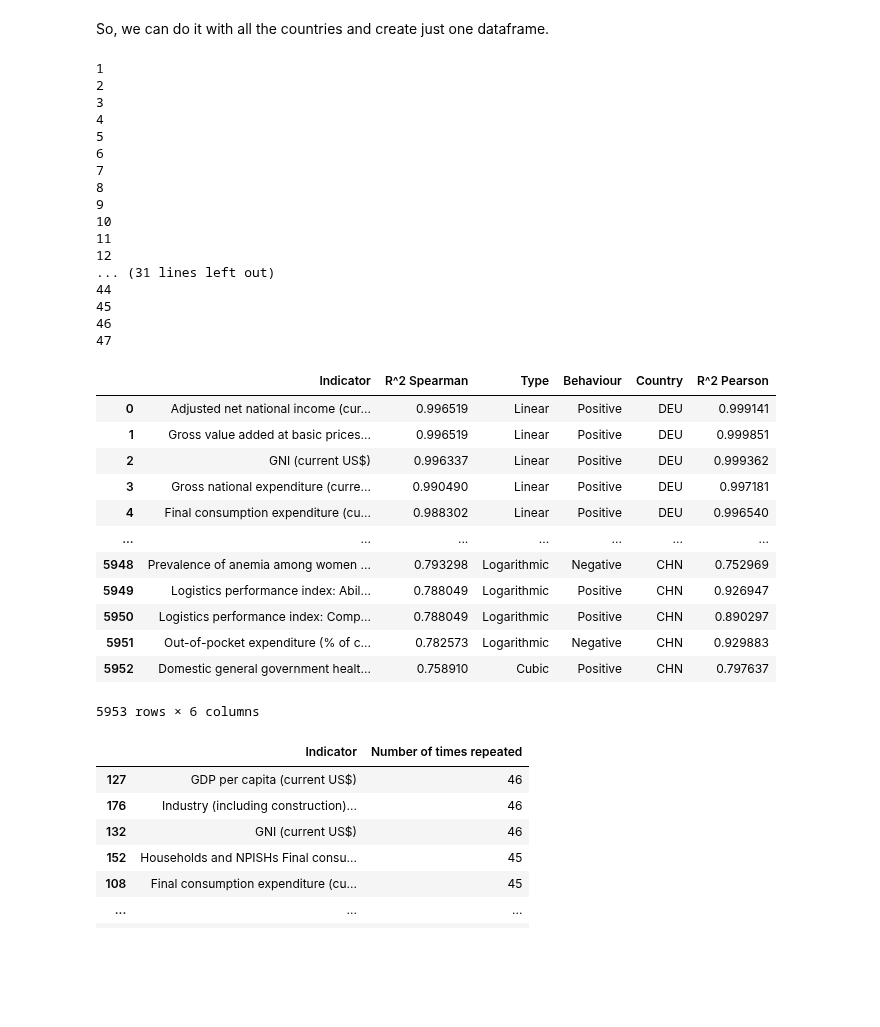
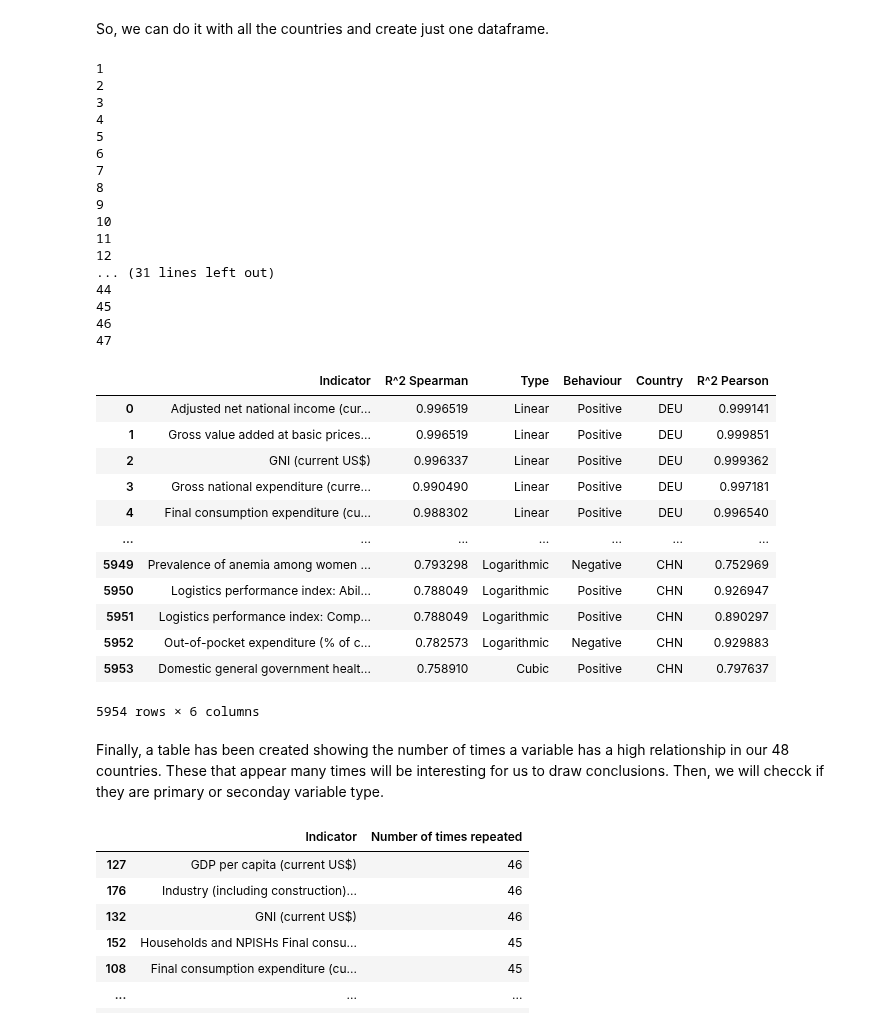
Before and after one commit to devonfw-forge/python-data-driven-decisions, a Jupyter notebook: WDI-Complete code.ipynb, the cells around one changed output. Saved outputs shown, nothing was run; the diff lists cells and outputs as text; code cells hidden in the pictures; blank space fills up the shorter version.

```diff
--- a/WDI-Complete code.ipynb
+++ b/WDI-Complete code.ipynb
@@ -23,7 +23,7 @@ from pandas.api.types import is_numeric_dtype
 # %% [markdown]
 Firstly we load the database from World Data Bank that has been downloaded and extracted in the *Data extraction* notebook. We acquire it from the predetermined path that is on our computer.
 # %%
-df= pd.read_csv (os.getcwd()+'/Data/'+'WDIData.csv')
+df= pd.read_csv (os.getcwd()+'/WDI/'+'WDIData.csv')
 df
 # %% [output]
 |  | Country Name | Country Code | Indicator Name | Indicator Code | 1960 | 1961 | 1962 | 1963 | ... |
@@ -846,7 +865,7 @@ def multcolumn(frame):
 # %% [markdown]
 Moreover, we want to know the correlation between all the variables, so to acomplish this, we have created the following loop, which will help us create a new dataframe where we will have: the *Indicator*, the *Type* of relation, the value of the *R^2*, its *Behaviour*, the *Country* and the *Continent*.
 # %%
-df= pd.read_csv (os.getcwd()+'/Data/'+'GoldenDataFrame.csv')
+df= pd.read_csv (os.getcwd()+'/WDI/'+'GoldenDataFrame.csv')
 df_study=df[[c for c in df.columns if c in columns]]
-df_study
+df_study['GDP (current US$)']
 # %% [output]
@@ -987,8 +989,8 @@ pearsondf
 spearmandf
 for i in range(1,len(clist)):
     dat=df_study.loc[df_study.loc[:, 'Country'] == clist[i]]
-    listacorpe=['GDP (current US$).l']
-    listacorsp=['GDP (current US$).l']
+    listacorpe=[]
+    listacorsp=[]
     clmns=dat.columns.values.tolist()
     dat.replace([np.inf, -np.inf], np.nan, inplace=True)
     for c in range(0, len(clmns)):
@@ -1073,40 +1075,43 @@ for i in range(1,len(clist)):
     maxp_df=maxp_df.sort_values(by = 'R^2 Pearson',ascending = False)
     pearsondf=pd.concat((pearsondf, maxp_df), axis = 0)
     spearmandf=pd.concat((spearmandf, maxs_df), axis = 0)
+    print(i)
 
 corrtable=spearmandf.merge(pearsondf, left_on=('Indicator', 'Country','Type','Behaviour'), right_on=('Indicator', 'Country','Type','Behaviour'))
 display(corrtable)
 # %% [output]
 1
 2
 3
 4
 5
 6
 7
 8
 9
 10
 11
 12
 ... (31 lines left out)
 44
 45
 46
 47
 |  | Indicator | R^2 Spearman | Type | Behaviour | Country | R^2 Pearson |
 | 0 | Adjusted net national income (cur... | 0.996519 | Linear | Positive | DEU | 0.999141 |
 | 1 | Gross value added at basic prices... | 0.996519 | Linear | Positive | DEU | 0.999851 |
 | 2 | GNI (current US$) | 0.996337 | Linear | Positive | DEU | 0.999362 |
 | 3 | Gross national expenditure (curre... | 0.990490 | Linear | Positive | DEU | 0.997181 |
 | 4 | Final consumption expenditure (cu... | 0.988302 | Linear | Positive | DEU | 0.996540 |
 | ... | ... | ... | ... | ... | ... | ... |
-| 5948 | Prevalence of anemia among women ... | 0.793298 | Logarithmic | Negative | CHN | 0.752969 |
-| 5949 | Logistics performance index: Abil... | 0.788049 | Logarithmic | Positive | CHN | 0.926947 |
-| 5950 | Logistics performance index: Comp... | 0.788049 | Logarithmic | Positive | CHN | 0.890297 |
-| 5951 | Out-of-pocket expenditure (% of c... | 0.782573 | Logarithmic | Negative | CHN | 0.929883 |
-| 5952 | Domestic general government healt... | 0.758910 | Cubic | Positive | CHN | 0.797637 |
+| 5949 | Prevalence of anemia among women ... | 0.793298 | Logarithmic | Negative | CHN | 0.752969 |
+| 5950 | Logistics performance index: Abil... | 0.788049 | Logarithmic | Positive | CHN | 0.926947 |
+| 5951 | Logistics performance index: Comp... | 0.788049 | Logarithmic | Positive | CHN | 0.890297 |
+| 5952 | Out-of-pocket expenditure (% of c... | 0.782573 | Logarithmic | Negative | CHN | 0.929883 |
+| 5953 | Domestic general government healt... | 0.758910 | Cubic | Positive | CHN | 0.797637 |
-5953 rows × 6 columns
+5954 rows × 6 columns
+# %% [markdown]
+Finally, a table has been created showing the number of times a variable has a high relationship in our 48 countries. These that appear many times will be interesting for us to draw conclusions. Then, we will checck if they are primary or seconday variable type.
 # %%
 columnssf=corrtable.Indicator.to_list()
 columnsf=np.unique(columnssf)
```
Also changed, not shown: parts of 40 cells of this notebook.
